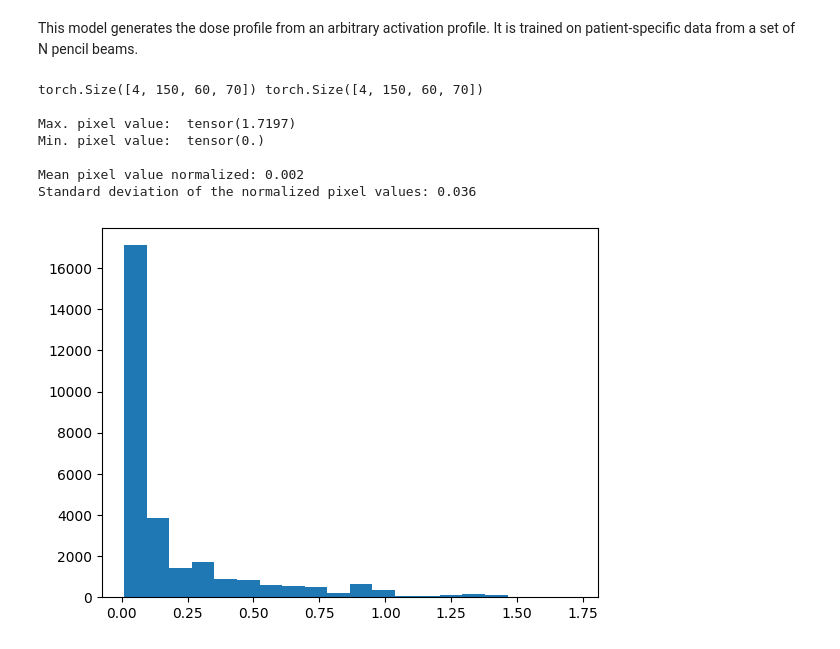
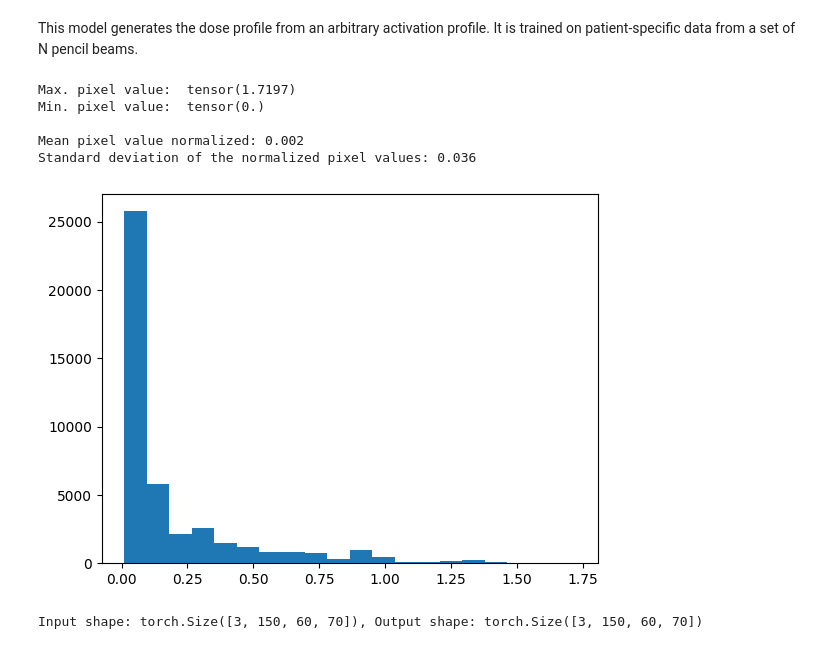
Before and after one commit to pcabrales/prototwin, a Jupyter notebook: deep-learning-dose-activity-dictionary/dad-nn-v1.ipynb, the cells around one changed output. Drawn from its saved outputs; the diff is of its cells as text; code cells hidden in the pictures.

```diff
--- a/deep-learning-dose-activity-dictionary/dad-nn-v1.ipynb
+++ b/deep-learning-dose-activity-dictionary/dad-nn-v1.ipynb
@@ -23,6 +25,8 @@ def set_seed(seed):
     torch.backends.cudnn.enabled = False
     return True
 # %%
+# Creating a dataset for the dose and activity input/output pairs
+
 class DoseActivityDataset(Dataset):
     def __init__(self, input_dir, output_dir, transform=None):
         self.input_dir = input_dir
@@ -42,8 +46,9 @@ class DoseActivityDataset(Dataset):
         input_volume = torch.tensor(input_volume, dtype=torch.float32)
         output_volume = torch.tensor(output_volume, dtype=torch.float32)
 
+        # Apply transforms
         if self.transform:
-            input_image = self.transform(input_image)
-            output_image = self.transform(output_image)
+            input_volume = self.transform(input_volume)
+            output_volume = self.transform(output_volume)
 
         return input_volume, output_volume
@@ -91,38 +106,55 @@ train_dataset, val_dataset = torch.utils.data.random_split(dataset, [train_size,
 # %%
-all_data = [x[0] for x in train_dataset]
+# Find and show statistics of the dataset
+all_data = [x[0] for x in dataset]
 all_data = torch.stack(all_data)
 mean_value = all_data.mean()
 std_value = all_data.std()
 max_value = all_data.max()
 min_value = all_data.min()
 
 print('\nMax. pixel value: ', max_value)
 print('Min. pixel value: ', min_value)
 
 print(f'\nMean pixel value normalized: {mean_value:0.3f}')
 print(f'Standard deviation of the normalized pixel values: {std_value:0.3f}')
 
 data_flat = all_data.flatten().cpu().numpy()
 plt.hist(data_flat[data_flat >0.01], bins=20)
 
 transforms = Compose([#RandomRotation(10),
                       #RandAugment(),
                       #ToTensor(),
                       Normalize(mean_value, std_value)
                       ])
+
+
+# Create dataset again, now normalizing the data
+dataset = DoseActivityDataset(input_dir=input_dir, output_dir=output_dir, transform=transforms)
+
+# Split dataset into training and validation
+train_size = int(0.6 * len(dataset))
+test_size = int(0.2 * len(dataset))
+val_size = len(dataset) - train_size - test_size
+train_dataset, val_dataset, test_dataset = torch.utils.data.random_split(dataset, [train_size, val_size, test_size])
 # %% [output]
-torch.Size([4, 150, 60, 70]) torch.Size([4, 150, 60, 70])
-
 Max. pixel value:  tensor(1.7197)
 Min. pixel value:  tensor(0.)
 
 Mean pixel value normalized: 0.002
 Standard deviation of the normalized pixel values: 0.036
-[figure, old version]
+[figure, new version]
 # %%
 # Create DataLoaders
 train_loader = DataLoader(train_dataset, batch_size=32, shuffle=True, num_workers=4)
 val_loader = DataLoader(val_dataset, batch_size=32, shuffle=False, num_workers=4)
+test_loader = DataLoader(test_dataset, batch_size=32, shuffle=False, num_workers=4)
+
+for batch in train_loader:
+    data, labels = batch
+    print(f"Input shape: {data.shape}, Output shape: {labels.shape}")
+    break
+# %% [output]
+Input shape: torch.Size([3, 150, 60, 70]), Output shape: torch.Size([3, 150, 60, 70])
 # %%
 # Use the function
 plot_examples(train_loader)
```
Also changed, not shown: parts of 12 cells of this notebook.
